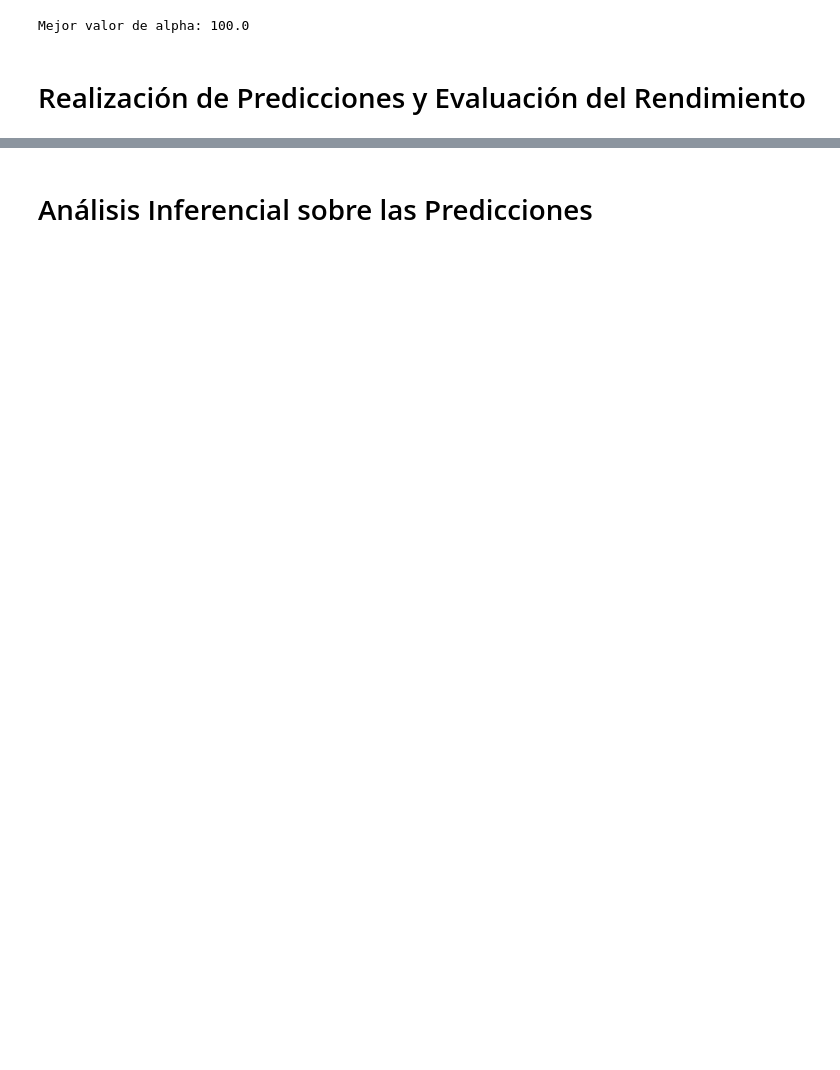
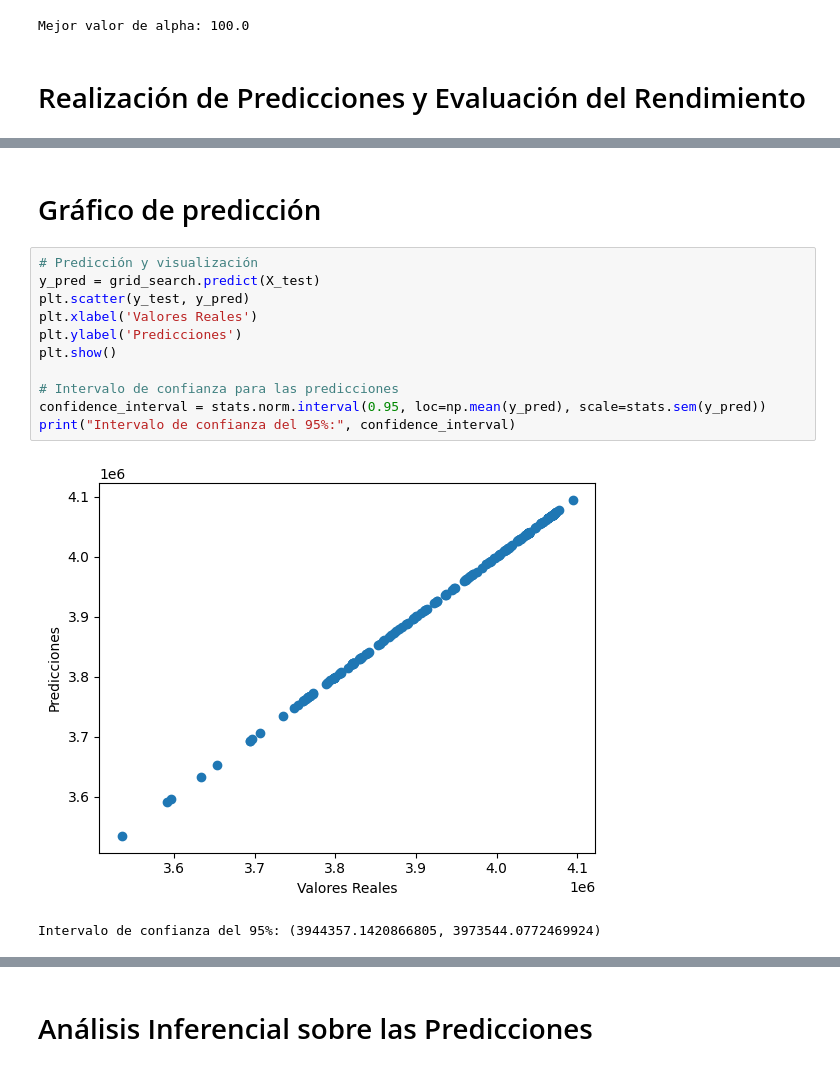
Before and after one commit to DMoyaR/Proyecto-inferencia, a Jupyter notebook: proyecto-inferencia.ipynb, the cells around one changed output, grey strips where cells are left out. Saved outputs shown, nothing was run; the diff lists cells and outputs as text; blank space fills up the shorter version.

```diff
--- a/proyecto-inferencia.ipynb
+++ b/proyecto-inferencia.ipynb
@@ -142,3 +206,19 @@ Mejor valor de alpha: 100.0
+# %% [markdown]
+# Gráfico de predicción
+# %%
+# Predicción y visualización
+y_pred = grid_search.predict(X_test)
+plt.scatter(y_test, y_pred)
+plt.xlabel('Valores Reales')
+plt.ylabel('Predicciones')
+plt.show()
+
+# Intervalo de confianza para las predicciones
+confidence_interval = stats.norm.interval(0.95, loc=np.mean(y_pred), scale=stats.sem(y_pred))
+print("Intervalo de confianza del 95%:", confidence_interval)
+# %% [output]
+[figure, added]
+Intervalo de confianza del 95%: (3944357.1420866805, 3973544.0772469924)
 # %%
 
 
```
Also changed, not shown: parts of 20 cells of this notebook.
